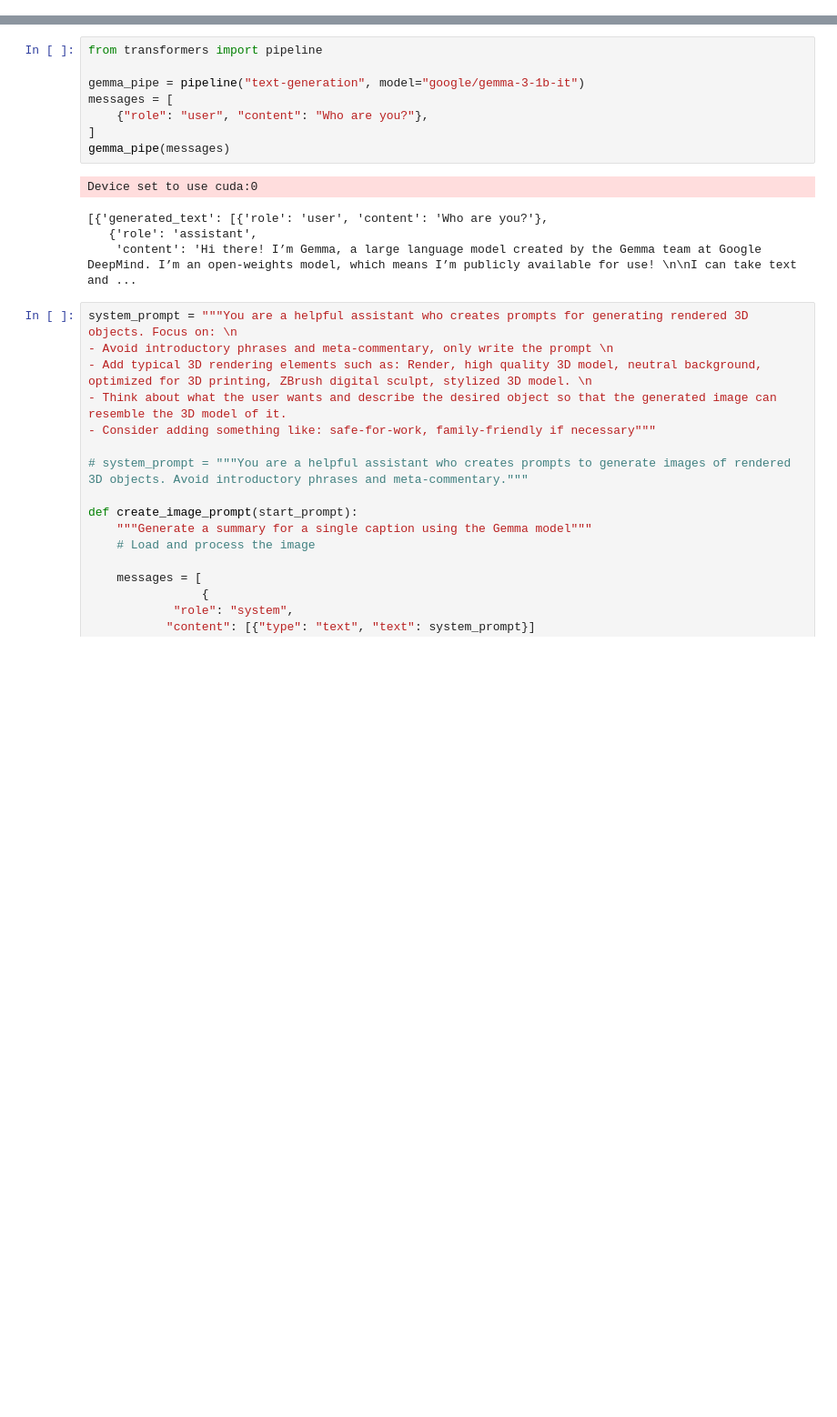
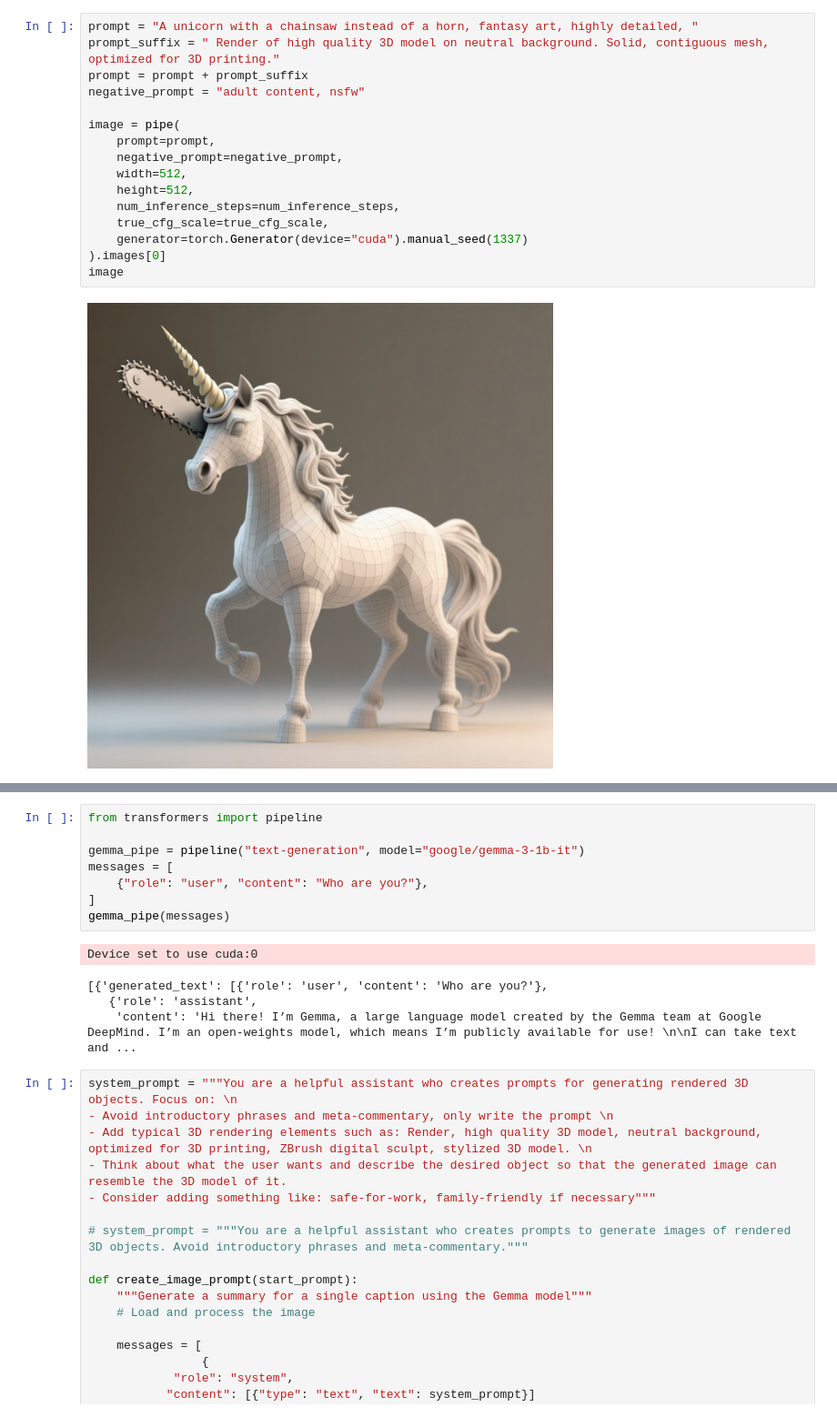
Before and after one commit to FeMa42/TRELLIS_3D_Demo, a Jupyter notebook: gemma_qwen_image.ipynb, the cells around one changed output, grey strips where cells are left out. Shown at 91% size. Cells and saved outputs as stored; diff of their text form; blank space fills up the shorter version.

```diff
--- a/gemma_qwen_image.ipynb
+++ b/gemma_qwen_image.ipynb
@@ -21,3 +58,21 @@ pipe.enable_model_cpu_offload()
 # %% [output]
 Keyword arguments {'load_in_8bit': True} are not expected by QwenImagePipeline and will be ignored.
 The config attributes {'pooled_projection_dim': 768} were passed to QwenImageTransformer2DModel, but are not expected and will be ignored. Please verify your config.json configuration file.
+# %%
+prompt = "A unicorn with a chainsaw instead of a horn, fantasy art, highly detailed, "
+prompt_suffix = " Render of high quality 3D model on neutral background. Solid, contiguous mesh, optimized for 3D printing."
+prompt = prompt + prompt_suffix
+negative_prompt = "adult content, nsfw"
+
+image = pipe(
+    prompt=prompt,
+    negative_prompt=negative_prompt,
+    width=512,
+    height=512,
+    num_inference_steps=num_inference_steps,
+    true_cfg_scale=true_cfg_scale,
+    generator=torch.Generator(device="cuda").manual_seed(1337)
+).images[0]
+image
+# %% [output]
+[figure, added]
```
Also changed, not shown: parts of 9 cells of this notebook, 10 other files.
